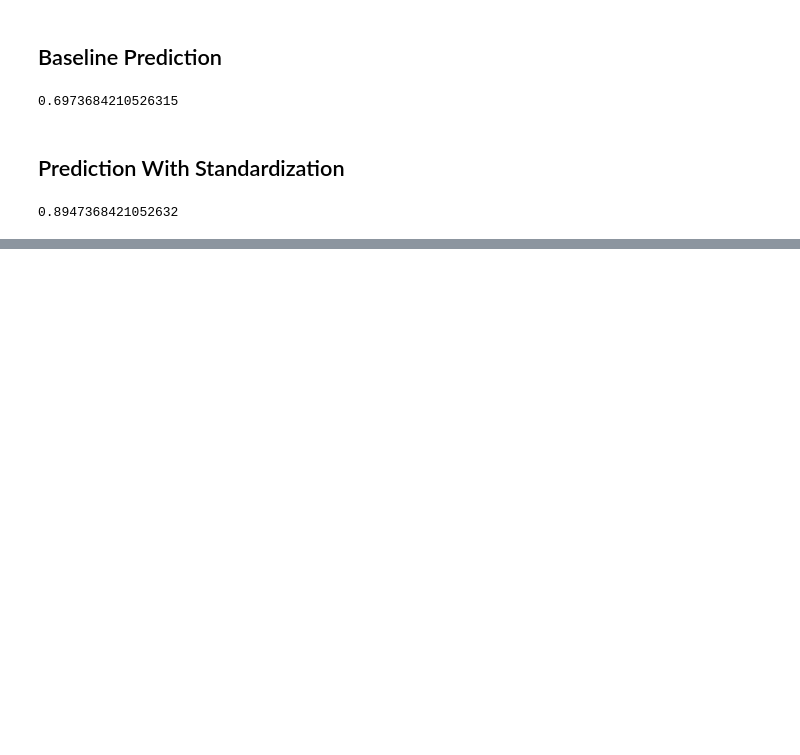
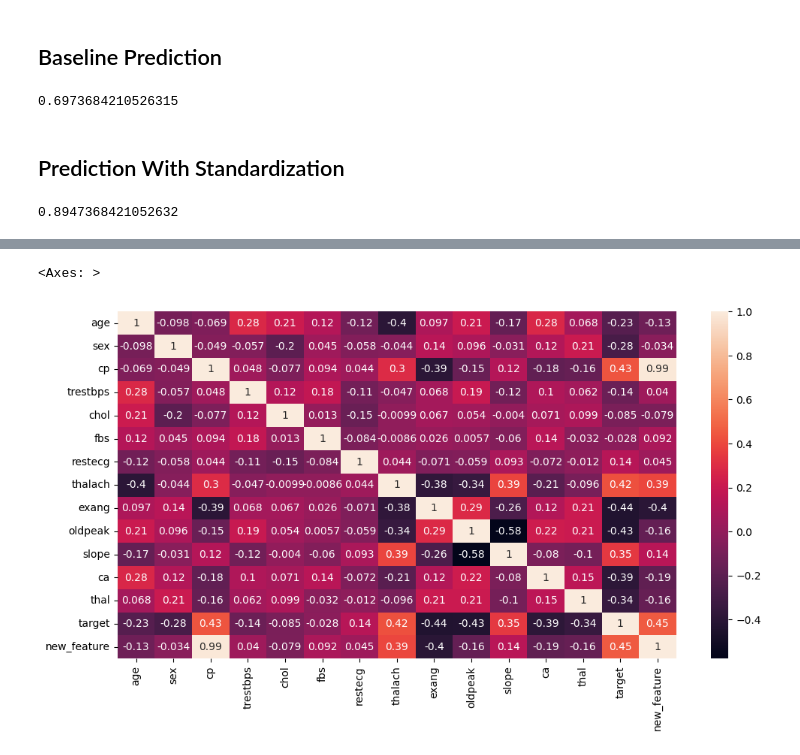
Before and after one commit to chenmargalit/10X-ML-Engineer---Python-Excercises, a Jupyter notebook: classical_ml/k_nearest_neighbors/Heart-disease contest.ipynb, the cells around one changed output, grey strips where cells are left out. Cells and saved outputs as stored; diff of their text form; code cells hidden in the pictures; blank space fills up the shorter version.

```diff
--- a/classical_ml/k_nearest_neighbors/Heart-disease contest.ipynb
+++ b/classical_ml/k_nearest_neighbors/Heart-disease contest.ipynb
@@ -40,0 +78,7 @@ accuracy_with_scaling
+# %%
+corr_matr = heart_disease_df.corr()
+plt.figure(figsize=(12,6))
+sns.heatmap(corr_matr, annot=True)
+# %% [output]
+<Axes: >
+[figure, added]
```
Also changed, not shown: parts of 14 cells of this notebook, 3 other files.
